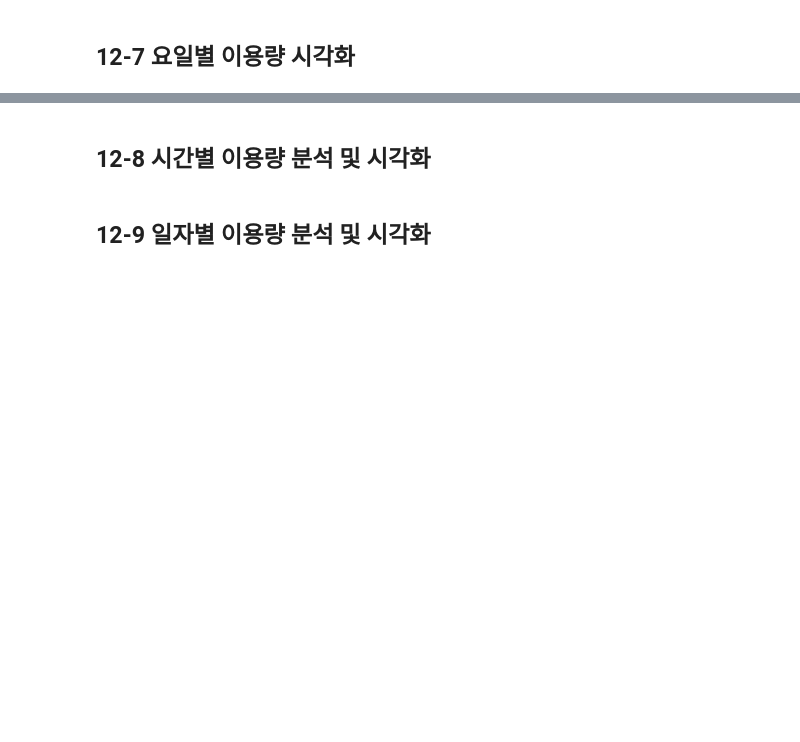
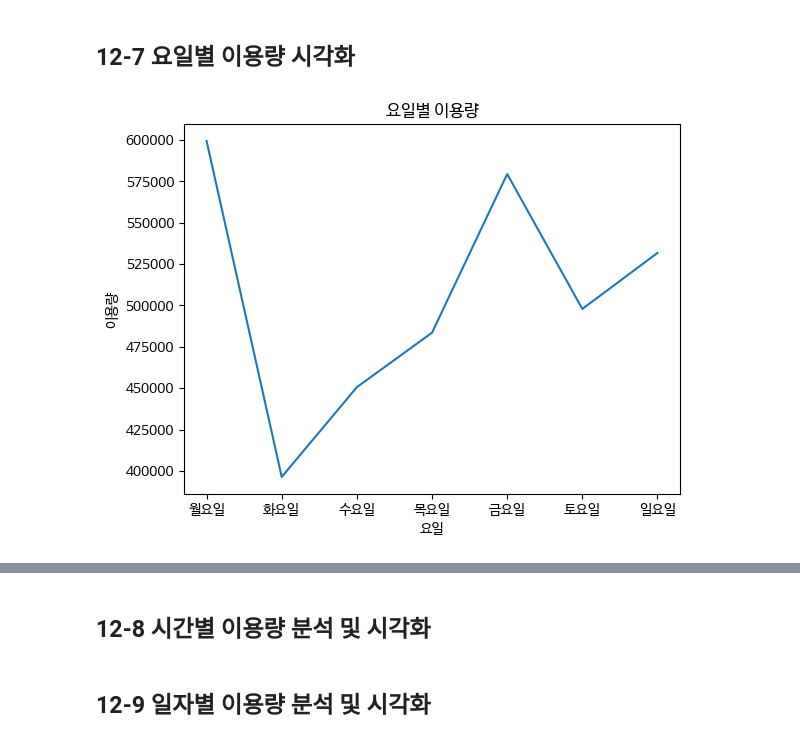
Before and after one commit to JKTajo/Data-Analysis-with-Open-Source, a Jupyter notebook: 오픈소스_데이터_분석_12강.ipynb, the cells around one changed output, grey strips where cells are left out. Saved outputs shown, nothing was run; the diff lists cells and outputs as text; code cells hidden in the pictures; blank space fills up the shorter version.

```diff
--- a/오픈소스_데이터_분석_12강.ipynb
+++ b/오픈소스_데이터_분석_12강.ipynb
@@ -171,7 +171,7 @@ day_mapping = {
     'Saturday': '토요일',
     'Sunday': '일요일'
 }
-bike_cleaned['요일'] = bike_cleaned['기준_날짜'].dt.day_name()
+bike_cleaned['요일'] = bike_cleaned['기준_날짜'].dt.day_name().map(day_mapping)
 print(bike_cleaned['요일'])
 # %% [output]
 <class 'pandas.core.frame.DataFrame'>
@@ -223,6 +223,9 @@ print("\n범주형 데이터 요약 통계:\n", df.describe(include=['object']).
 ## 12-6 요일별 이용량 분석
 # %%
 ## 요일별 이용량 계산 및 정렬
-day_df = bike_cleaned.groupby('요일')['전체_이용_거리'].reset_index()
+day_df = bike_cleaned['요일'].value_counts().reindex(day_mapping.values())
+
+## day_df = bike_cleaned.groupby('요일')['전체_이용_거리'].sum().reset_index().sort_values(by='요일', ascending=True)
+
 ## 요일별 이용량 출력
 print("요일별 이용량:\n", day_df)
@@ -231,9 +245,11 @@ print("요일별 이용량:\n", day_df)
 # %%
 import matplotlib.pyplot as plt
 
 ## 요일별 이용량 막대 그래프 생성
-
+plt.plot(day_df)
 plt.title('요일별 이용량')
 plt.xlabel('요일')
 plt.ylabel('이용량')
 plt.show()
+# %% [output]
+[figure, added]
```
Also changed, not shown: parts of 7 cells of this notebook.
